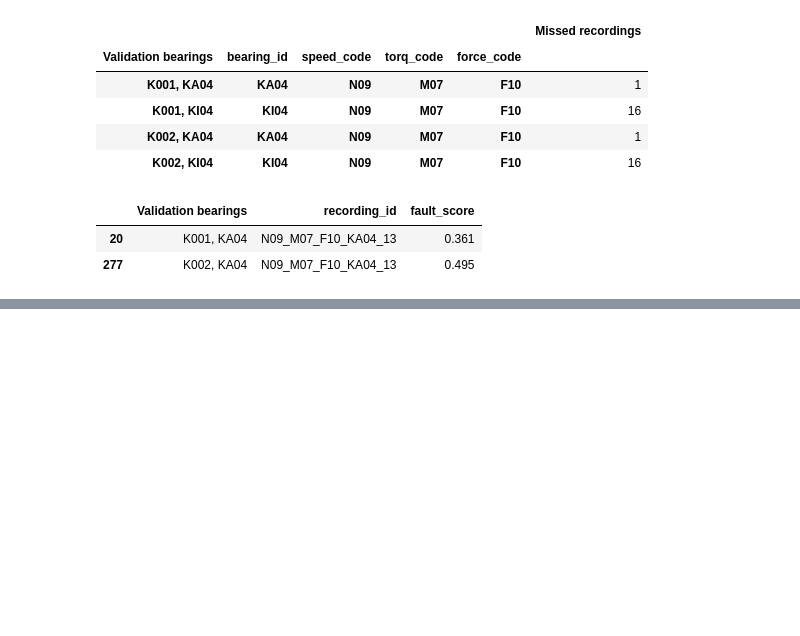
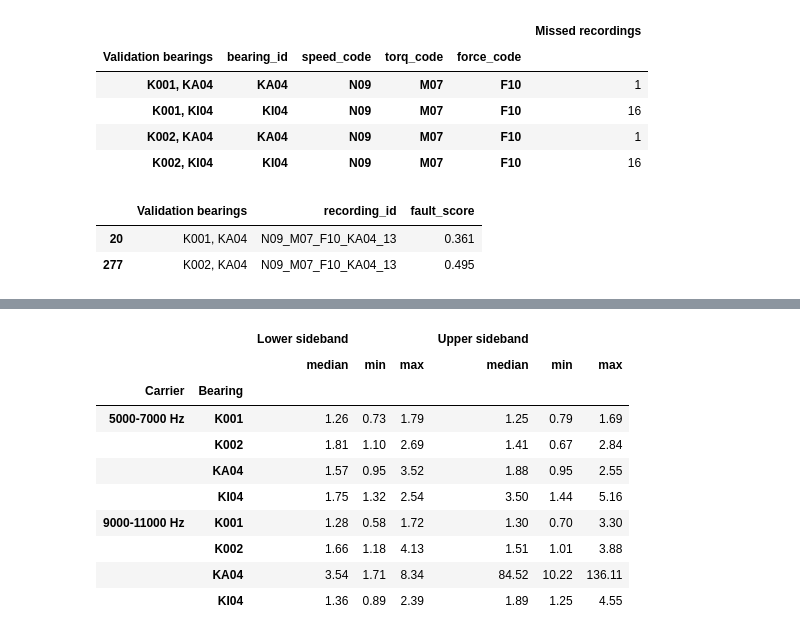
Before and after one commit to amitkumar981/Bearing-fault-detection-, a Jupyter notebook: notebooks/06_envelope_features.ipynb, the cells around one changed output, grey strips where cells are left out. Saved outputs shown, nothing was run; the diff lists cells and outputs as text; code cells hidden in the pictures; blank space fills up the shorter version.

```diff
--- a/notebooks/06_envelope_features.ipynb
+++ b/notebooks/06_envelope_features.ipynb
@@ -995,0 +1092,37 @@ recording_results.to_csv(
+# %%
+sideband_checks = []
+
+for _, record in development[development["speed_code"].eq("N09")].iterrows():
+    x = load_signal(project / "data/raw/paderborn" / record["relative_path"])
+    rpm = float(record["speed_setting_rpm"])
+    target = bpfi_reference * rpm / 1500
+    shaft_hz = rpm / 60
+
+    for low, high in [(5000, 7000), (9000, 11000)]:
+        f, p = envelope_psd(x, low, high)
+        sideband_checks.append({
+            "recording_id": record["recording_id"],
+            "Bearing": record["bearing_id"],
+            "Carrier": f"{low}-{high} Hz",
+            "Lower sideband": peak_ratio(f, p, target - shaft_hz),
+            "Upper sideband": peak_ratio(f, p, target + shaft_hz)
+        })
+
+sideband_results = pd.DataFrame(sideband_checks)
+sideband_results.to_csv(tables / "bpfi_sidebands_900rpm.csv", index=False)
+
+sideband_results.groupby(["Carrier", "Bearing"])[
+    ["Lower sideband", "Upper sideband"]
+].agg(["median", "min", "max"]).round(2)
+# %% [output]
+|  |  | Lower sideband |  |  | Upper sideband |  |  |
+|  |  | median | min | max | median | min | max |
+| Carrier | Bearing |  |  |  |  |  |  |
+| 5000-7000 Hz | K001 | 1.26 | 0.73 | 1.79 | 1.25 | 0.79 | 1.69 |
+|  | K002 | 1.81 | 1.10 | 2.69 | 1.41 | 0.67 | 2.84 |
+|  | KA04 | 1.57 | 0.95 | 3.52 | 1.88 | 0.95 | 2.55 |
+|  | KI04 | 1.75 | 1.32 | 2.54 | 3.50 | 1.44 | 5.16 |
+| 9000-11000 Hz | K001 | 1.28 | 0.58 | 1.72 | 1.30 | 0.70 | 3.30 |
+|  | K002 | 1.66 | 1.18 | 4.13 | 1.51 | 1.01 | 3.88 |
+|  | KA04 | 3.54 | 1.71 | 8.34 | 84.52 | 10.22 | 136.11 |
+|  | KI04 | 1.36 | 0.89 | 2.39 | 1.89 | 1.25 | 4.55 |
```
Also changed, not shown: parts of 3 cells of this notebook, 6 other files.
